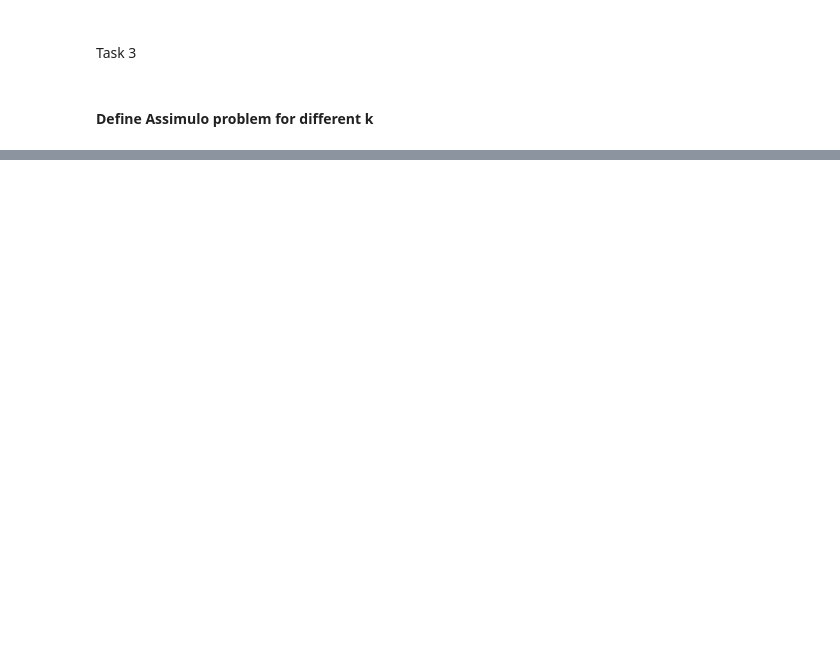
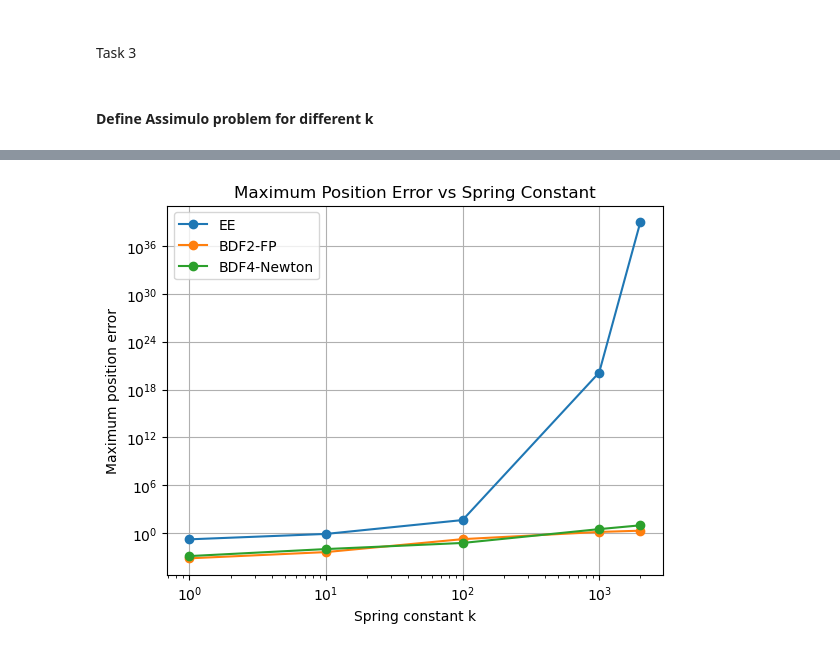
Before and after one commit to msvenssons/NUMN26, a Jupyter notebook: project1.ipynb, the cells around one changed output, grey strips where cells are left out. Drawn from its saved outputs; the diff is of its cells as text; code cells hidden in the pictures; blank space fills up the shorter version.

```diff
--- a/project1.ipynb
+++ b/project1.ipynb
@@ -348,0 +513,19 @@ plt.show()
+# %%
+def errvk(df):
+    methods = df['method'].unique()
+    plt.figure()
+    for method in methods:
+        df_method = df[df['method'] == method]
+        plt.plot(df_method['k'], df_method['max_pos_err'], marker='o', label=method)
+    plt.xscale('log')
+    plt.yscale('log')
+    plt.xlabel('Spring constant k')
+    plt.ylabel('Maximum position error')
+    plt.title('Maximum Position Error vs Spring Constant')
+    plt.legend()
+    plt.grid()
+    plt.show()
+# %%
+errvk(bdf_df)
+# %% [output]
+[figure, added]
```
Also changed, not shown: parts of 29 cells of this notebook.
